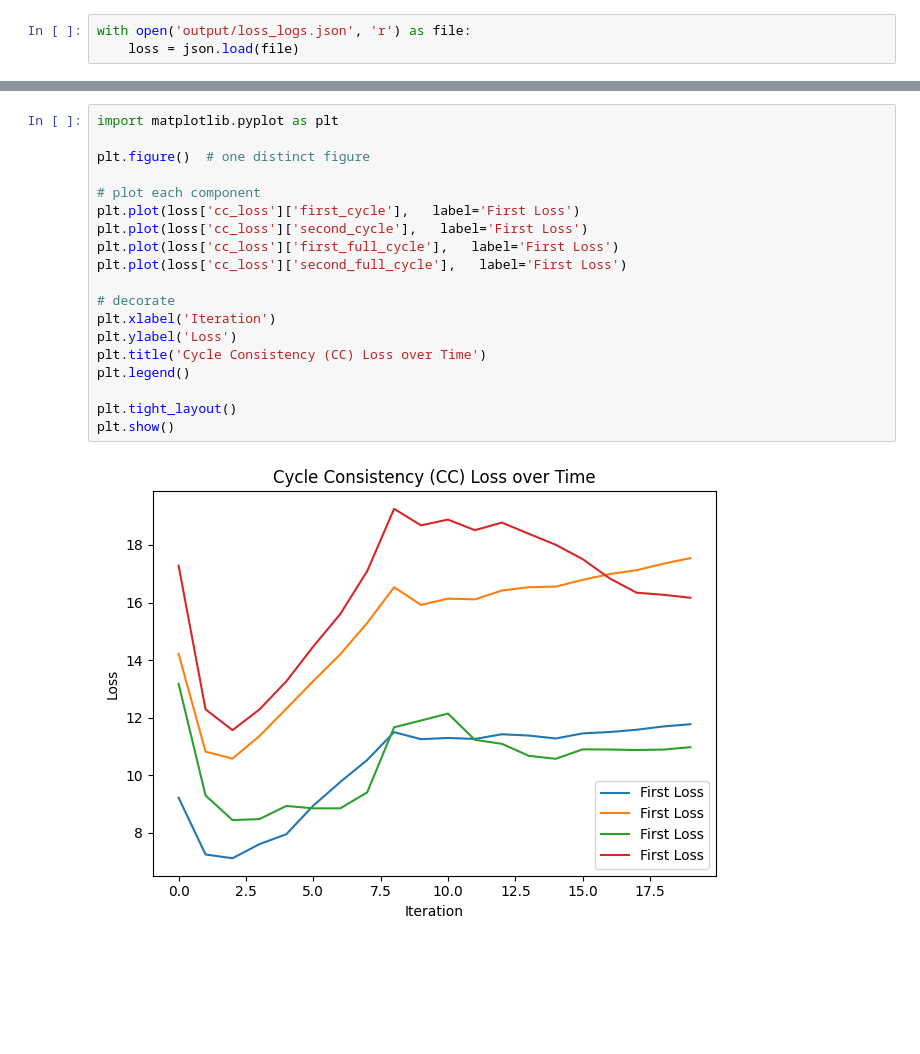
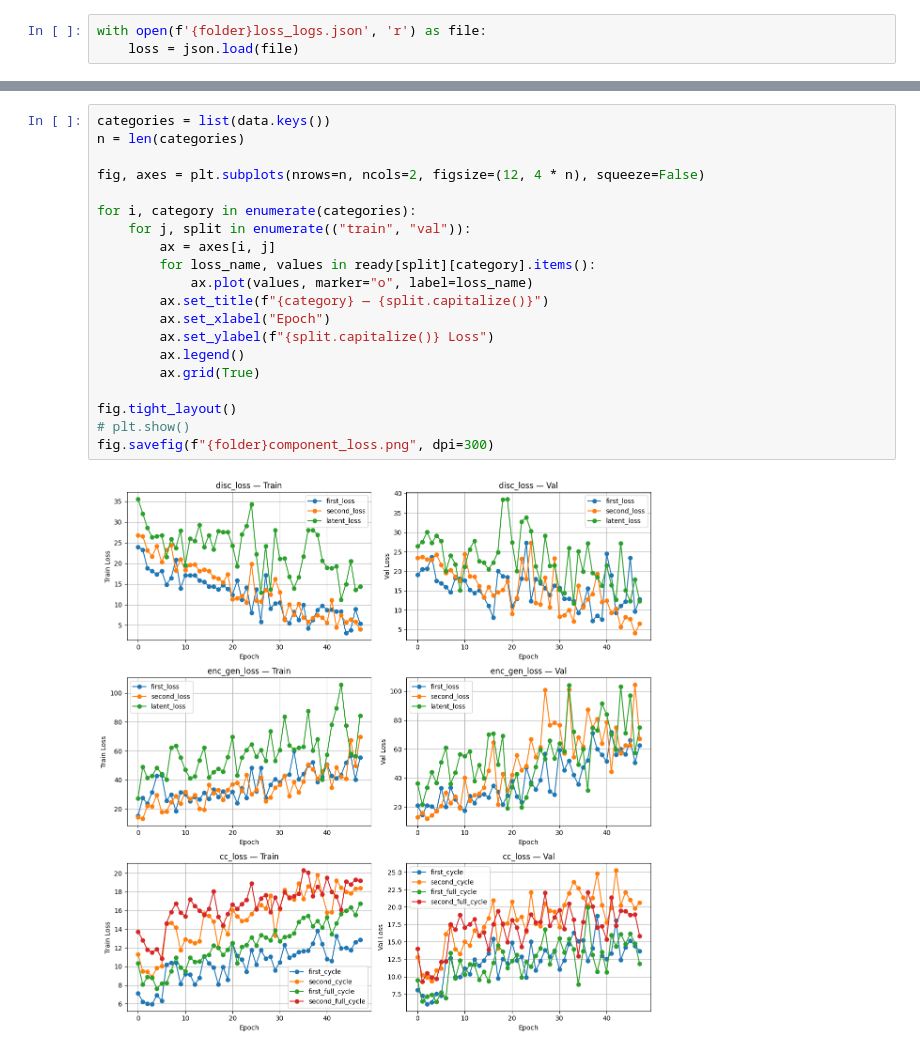
Before and after one commit to skotnkat/lstnet, a Jupyter notebook: analyze_loss.ipynb, the cells around one changed output, grey strips where cells are left out. Cells and saved outputs as stored; diff of their text form; blank space fills up the shorter version.

```diff
--- a/analyze_loss.ipynb
+++ b/analyze_loss.ipynb
@@ -4,5 +9,5 @@ import matplotlib.pyplot as plt
 # %%
-with open('output/loss_logs.json', 'r') as file:
+with open(f'{folder}loss_logs.json', 'r') as file:
     loss = json.load(file)
 # %%
 loss.keys()
@@ -49,21 +61,22 @@ plt.show()
 # %%
-import matplotlib.pyplot as plt
+categories = list(data.keys())
+n = len(categories)
 
-plt.figure()  # one distinct figure
+fig, axes = plt.subplots(nrows=n, ncols=2, figsize=(12, 4 * n), squeeze=False)
 
-# plot each component
-plt.plot(loss['cc_loss']['first_cycle'],   label='First Loss')
-plt.plot(loss['cc_loss']['second_cycle'],   label='First Loss')
-plt.plot(loss['cc_loss']['first_full_cycle'],   label='First Loss')
-plt.plot(loss['cc_loss']['second_full_cycle'],   label='First Loss')
+for i, category in enumerate(categories):
+    for j, split in enumerate(("train", "val")):
+        ax = axes[i, j]
+        for loss_name, values in ready[split][category].items():
+            ax.plot(values, marker="o", label=loss_name)
+        ax.set_title(f"{category} — {split.capitalize()}")
+        ax.set_xlabel("Epoch")
+        ax.set_ylabel(f"{split.capitalize()} Loss")
+        ax.legend()
+        ax.grid(True)
 
-# decorate
-plt.xlabel('Iteration')
-plt.ylabel('Loss')
-plt.title('Cycle Consistency (CC) Loss over Time')
-plt.legend()
-
-plt.tight_layout()
-plt.show()
+fig.tight_layout()
+# plt.show()
+fig.savefig(f"{folder}component_loss.png", dpi=300)
 # %% [output]
-[figure, old version]
+[figure, new version]
```
Also changed, not shown: parts of 13 cells of this notebook.
